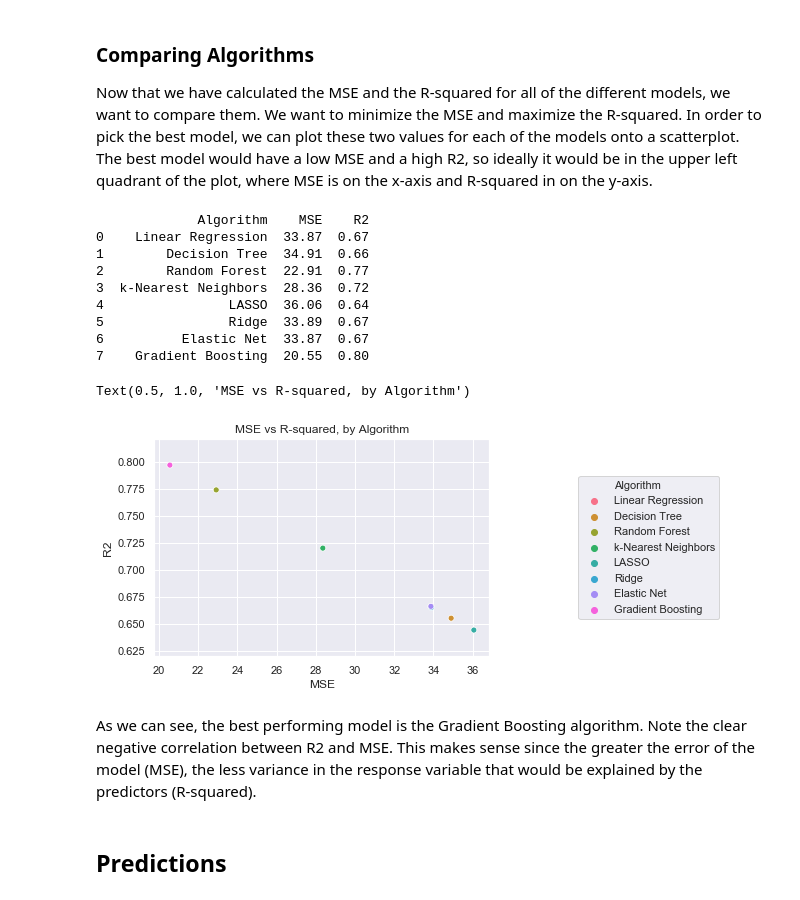
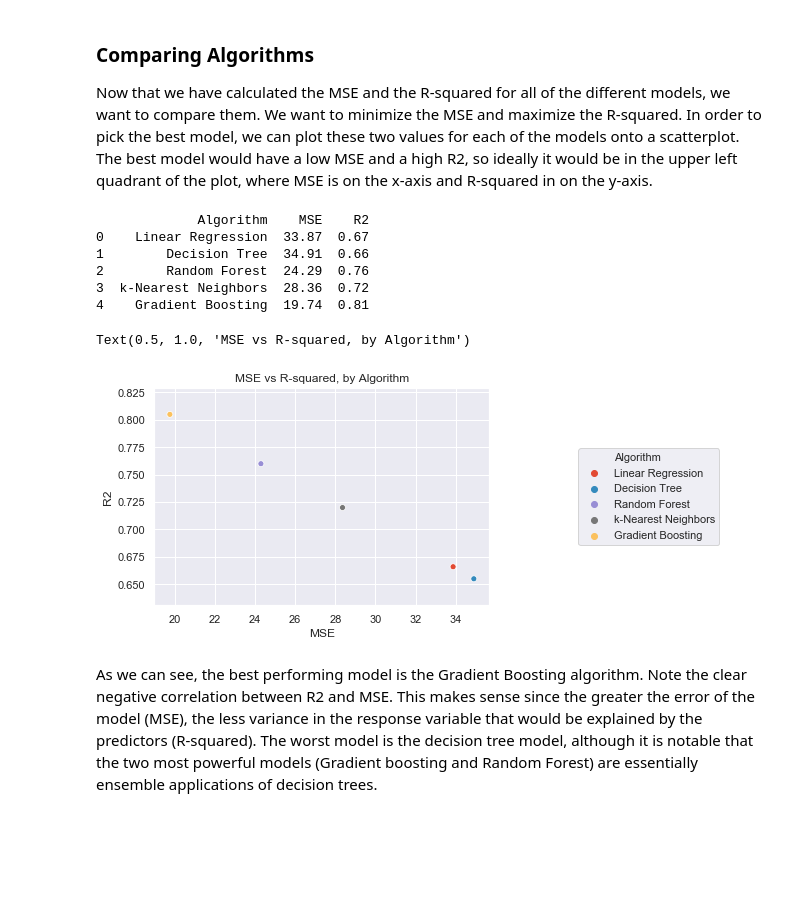
Before and after one commit to jstevenr/housing-price-regression, a Jupyter notebook: housing-prices.ipynb, the cells around one changed output. Saved outputs shown, nothing was run; the diff lists cells and outputs as text; code cells hidden in the pictures; blank space fills up the shorter version.

```diff
--- a/housing-prices.ipynb
+++ b/housing-prices.ipynb
@@ -460,7 +422,13 @@ It appears from these graphs that the optimal value of $k$ that minimizes MSE an
 # %%
 # KNN Regression
-regr_KNN = KNeighborsRegressor(n_neighbors = 6, weights = 'distance', algorithm = 'auto')
-model_KNN = regr_KNN.fit(X_train, y_train)
+regr_KNN = KNeighborsRegressor()
+
+# Hyper-parameter tuning
+parameters_KNN = {'n_neighbors': range(1,11), 'weights': ['uniform', 'distance'],
+                 'metric': ['euclidean', 'manhattan'],
+                 'algorithm': ['auto', 'ball_tree', 'kd_tree', 'brute']}
+grid_KNN = GridSearchCV(estimator = regr_KNN, param_grid = parameters_KNN)
+model_KNN = grid_KNN.fit(X_train, y_train)
 predictions_KNN = model_KNN.predict(X_test)
 
 # MSE
@@ -493,21 +463,25 @@ We conclude there is little to no autocorrelation in the residuals and therefore
 # %%
-# Ridge Regression
-regr_Ridge = Ridge(alpha = 0.5, random_state = 10)
-model_Ridge = regr_Ridge.fit(X_train, y_train)
-predictions_Ridge = model_Ridge.predict(X_test)
+# Gradient Boosting Regressor
+regr_XGB = xgb.XGBRegressor(random_state = 10)
+
+# Hyper-parameter tuning
+parameters_XGB = {'n_estimators': [100, 120, 140, 400], 'max_depth': [2,5,7,9]}
+grid_XGB = GridSearchCV(estimator = regr_XGB, param_grid = parameters_XGB)
+model_XGB = grid_XGB.fit(X_train, y_train)
+predictions_XGB = model_XGB.predict(X_test)
 
 # MSE
-mse_Ridge = round(mean_squared_error(y_test, predictions_Ridge), 3)
-print("{} is the Mean Squared Error.".format(mse_Ridge))
+mse_XGB = round(mean_squared_error(y_test, predictions_XGB), 3)
+print("{} is the Mean Squared Error.".format(mse_XGB))
 
 # R-squared
-r2_Ridge = round(model_Ridge.score(X_test, y_test), 3)
-print("{} is the R-squared.".format(r2_Ridge))
+r2_XGB = round(model_XGB.score(X_test, y_test), 3)
+print("{} is the R-squared.".format(r2_XGB))
 
 # Residuals
-residuals_Ridge = y_test - predictions_Ridge
-residual_tests(residuals_Ridge)
+residuals_XGB = y_test - predictions_XGB
+residual_tests(residuals_XGB)
 
 # Plotting
-plot_model_diagnostics(predictions_Ridge, y_test, residuals_Ridge)
+# plot_model_diagnostics(predictions_XGB, y_test, residuals_XGB)
 # %% [output]
@@ -632,39 +499,34 @@ Now that we have calculated the MSE and the R-squared for all of the different m
 # %%
 # Initializing a matrix that will be filled with MSE and R-squared
 records = []
 algorithms = ('Linear Regression', 'Decision Tree', 'Random Forest',
-              'k-Nearest Neighbors', 'LASSO', 'Ridge', 'Elastic Net', 'Gradient Boosting')
-mse_all = (mse_LR, mse_DT, mse_RF, mse_KNN, mse_Lasso, mse_Ridge, mse_Elastic, mse_GBR)
-r2_all = (r2_LR, r2_DT, r2_RF, r2_KNN, r2_Lasso, r2_Ridge, r2_Elastic, r2_GBR)
+              'k-Nearest Neighbors', 'Gradient Boosting')
+mse_all = (mse_LR, mse_DT, mse_RF, mse_KNN,  mse_XGB)
+r2_all = (r2_LR, r2_DT, r2_RF, r2_KNN, r2_XGB)
 
 # Filling matrix in with values
-for i in range(0,8):
+for i in range(0,5):
     records.append({'Algorithm': algorithms[i],
                    'MSE': mse_all[i],
                    'R2': r2_all[i]})
 
 # converting into a DataFrame
 records = pd.DataFrame(records)
 print(records)
 
 # plotting
 plt.figure()
 g = sns.scatterplot(x = 'MSE', y = 'R2', data = records, hue = 'Algorithm')
 g.legend(loc = 'center left', bbox_to_anchor = (1.25, 0.5), ncol = 1)
 plt.title('MSE vs R-squared, by Algorithm')
 # %% [output]
              Algorithm    MSE    R2
 0    Linear Regression  33.87  0.67
 1        Decision Tree  34.91  0.66
-2        Random Forest  22.91  0.77
+2        Random Forest  24.29  0.76
 3  k-Nearest Neighbors  28.36  0.72
-4                LASSO  36.06  0.64
-5                Ridge  33.89  0.67
-6          Elastic Net  33.87  0.67
-7    Gradient Boosting  20.55  0.80
+4    Gradient Boosting  19.74  0.81
 Text(0.5, 1.0, 'MSE vs R-squared, by Algorithm')
-[figure, old version]
+[figure, new version]
 # %% [markdown]
-As we can see, the best performing model is the Gradient Boosting algorithm. Note the clear negative correlation between R2 and MSE. This makes sense since the greater the error of the model (MSE), the less variance in the response variable that would be explained by the predictors (R-squared).
+As we can see, the best performing model is the Gradient Boosting algorithm. Note the clear negative correlation between R2 and MSE. This makes sense since the greater the error of the model (MSE), the less variance in the response variable that would be explained by the predictors (R-squared). The worst model is the decision tree model, although it is notable that the two most powerful models (Gradient boosting and Random Forest) are essentially ensemble applications of decision trees.
-# %% [markdown]
-## Predictions
```
Also changed, not shown: parts of 19 cells of this notebook.
